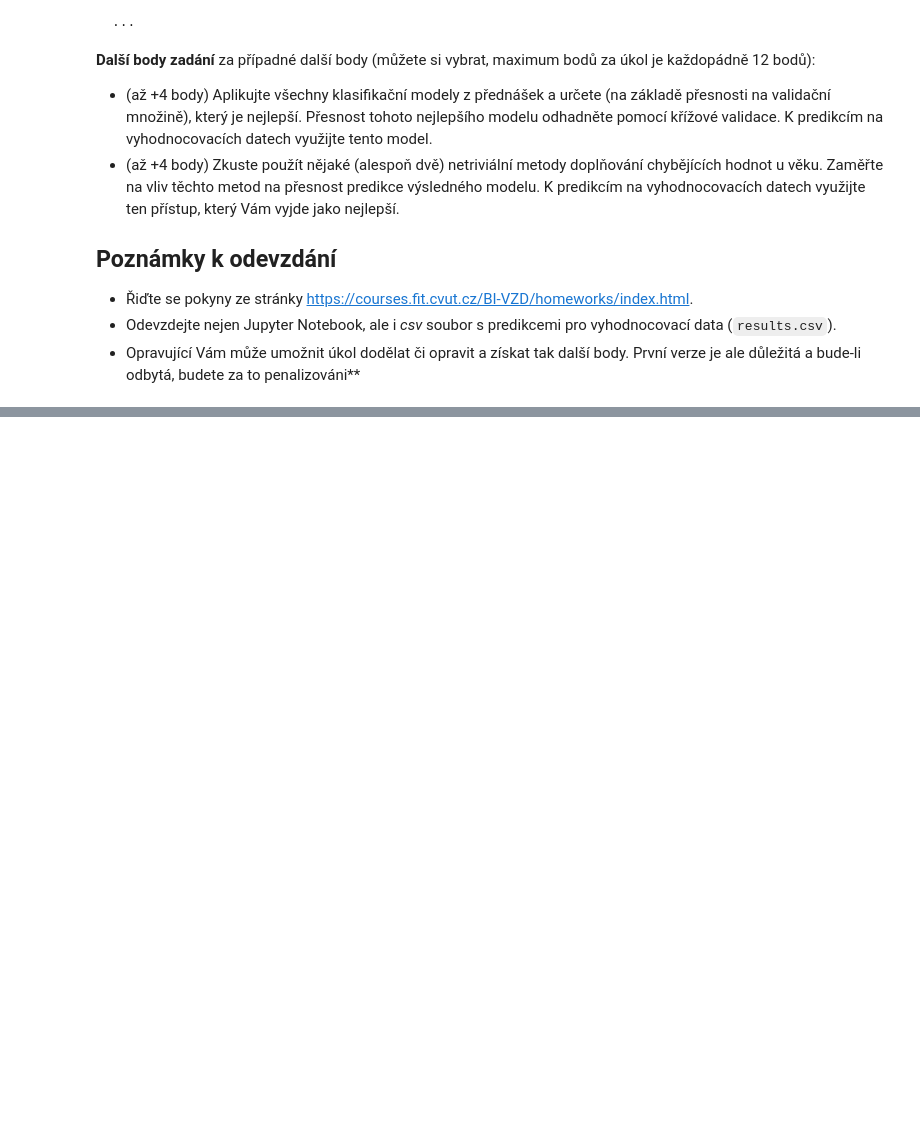
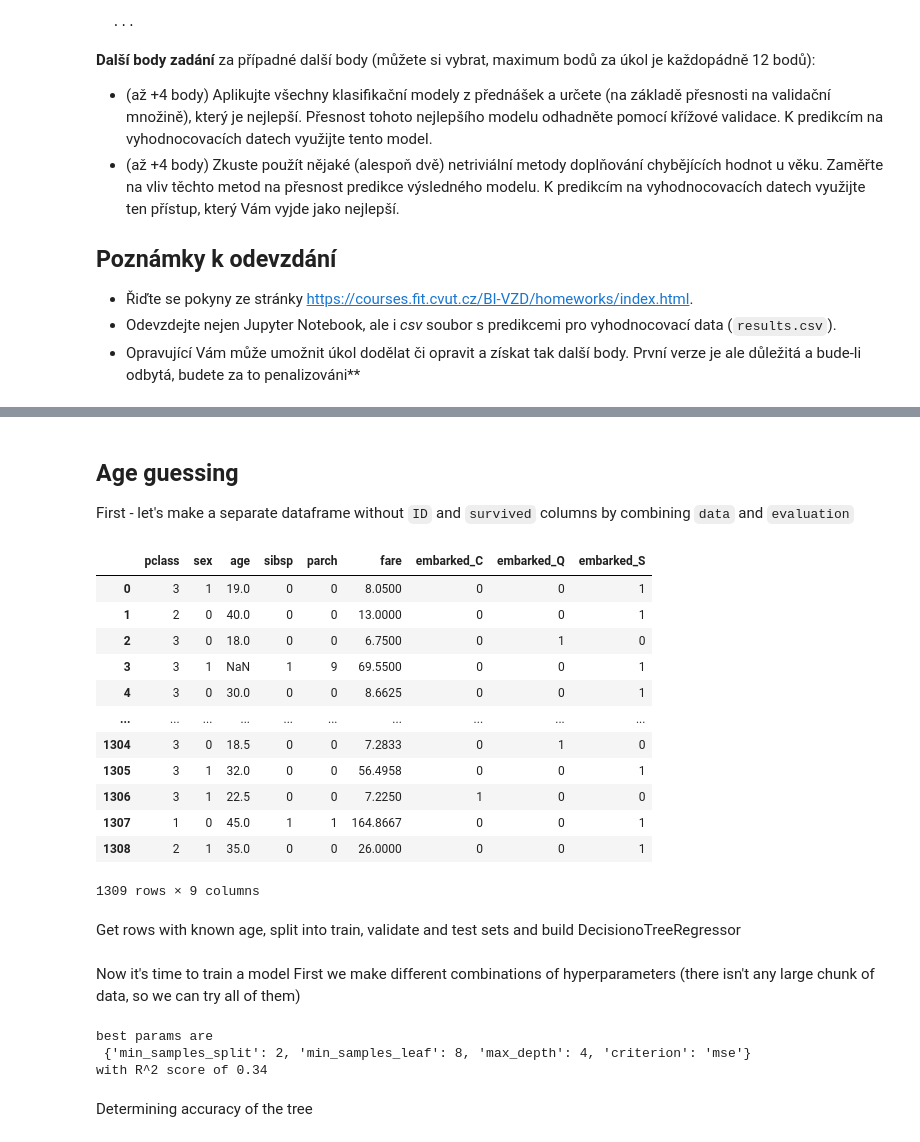
Before and after one commit to baturevychvitalii/data_science, a Jupyter notebook: 02/homework_02_B201.ipynb, the cells around one changed output, grey strips where cells are left out. Cells and saved outputs as stored; diff of their text form; code cells hidden in the pictures; blank space fills up the shorter version.

```diff
--- a/02/homework_02_B201.ipynb
+++ b/02/homework_02_B201.ipynb
@@ -56,0 +203,26 @@ ID,survived
+# %% [markdown]
+## Age guessing
+First - let's make a separate dataframe without `ID` and `survived` columns by combining `data` and `evaluation`
+# %%
+data_age = pd.concat([
+    data.drop(columns = ['ID','survived']),
+    evaluation.drop(columns = ['ID'])
+]).reset_index(drop=True)
+
+display(data_age)
+# %% [output]
+|  | pclass | sex | age | sibsp | parch | fare | embarked_C | embarked_Q | embarked_S |
+| 0 | 3 | 1 | 19.0 | 0 | 0 | 8.0500 | 0 | 0 | 1 |
+| 1 | 2 | 0 | 40.0 | 0 | 0 | 13.0000 | 0 | 0 | 1 |
+| 2 | 3 | 0 | 18.0 | 0 | 0 | 6.7500 | 0 | 1 | 0 |
+| 3 | 3 | 1 | NaN | 1 | 9 | 69.5500 | 0 | 0 | 1 |
+| 4 | 3 | 0 | 30.0 | 0 | 0 | 8.6625 | 0 | 0 | 1 |
+| ... | ... | ... | ... | ... | ... | ... | ... | ... | ... |
+| 1304 | 3 | 0 | 18.5 | 0 | 0 | 7.2833 | 0 | 1 | 0 |
+| 1305 | 3 | 1 | 32.0 | 0 | 0 | 56.4958 | 0 | 0 | 1 |
+| 1306 | 3 | 1 | 22.5 | 0 | 0 | 7.2250 | 1 | 0 | 0 |
+| 1307 | 1 | 0 | 45.0 | 1 | 1 | 164.8667 | 0 | 0 | 1 |
+| 1308 | 2 | 1 | 35.0 | 0 | 0 | 26.0000 | 0 | 0 | 1 |
+1309 rows × 9 columns
+# %% [markdown]
+Get rows with known age, split into train, validate and test sets and build DecisionoTreeRegressor
@@ -56,0 +239,3 @@ ID,survived
+# %% [markdown]
+Now it's time to train a model
+First we make different combinations of hyperparameters (there isn't any large chunk of data, so we can try all of them)
@@ -56,0 +256,9 @@ ID,survived
+# %%
+best_params = param_comb[np.argmax(val_acc)]
+print('best params are\n', best_params, '\nwith R^2 score of {:.2f}'.format(val_acc[np.argmax(val_acc)]))
+# %% [output]
+best params are
+ {'min_samples_split': 2, 'min_samples_leaf': 8, 'max_depth': 4, 'criterion': 'mse'}
+with R^2 score of 0.34
+# %% [markdown]
+Determining accuracy of the tree
```
Also changed, not shown: parts of 30 cells of this notebook, 3 other files.
